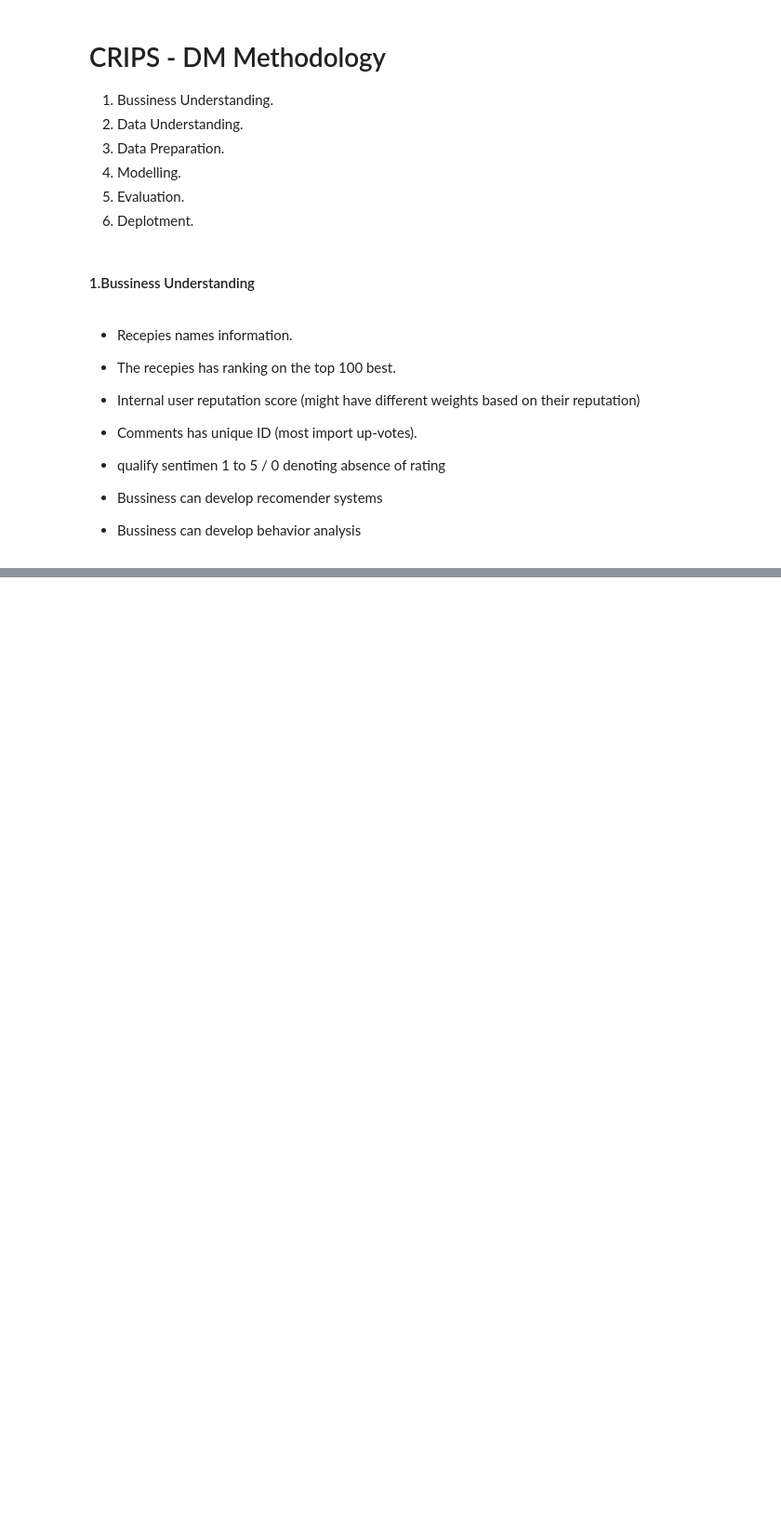
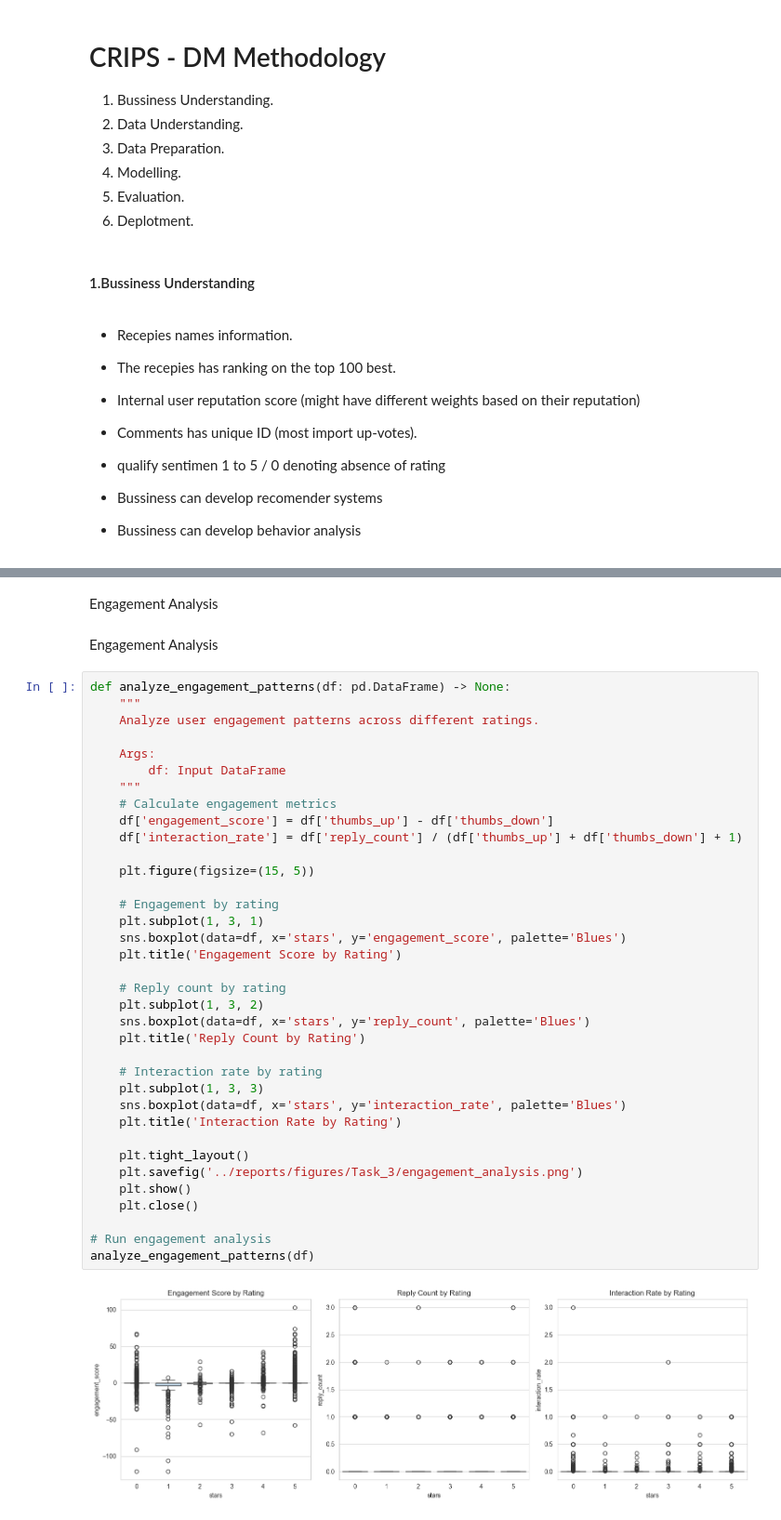
Before and after one commit to Geovannyy/Geovannyy-ML-DM-with-Python-and-Azure-ML-Studio, a Jupyter notebook: notebooks/Task_3_Sentiment_Analysis.ipynb, the cells around one changed output, grey strips where cells are left out. Shown at 93% size. Cells and saved outputs as stored; diff of their text form; blank space fills up the shorter version.

```diff
--- a/notebooks/Task_3_Sentiment_Analysis.ipynb
+++ b/notebooks/Task_3_Sentiment_Analysis.ipynb
@@ -1458,0 +159,42 @@ plt.show()
+# %% [markdown]
+Engagement Analysis
+# %% [markdown]
+Engagement Analysis
+# %%
+def analyze_engagement_patterns(df: pd.DataFrame) -> None:
+    """
+    Analyze user engagement patterns across different ratings.
+
+    Args:
+        df: Input DataFrame
+    """
+    # Calculate engagement metrics
+    df['engagement_score'] = df['thumbs_up'] - df['thumbs_down']
+    df['interaction_rate'] = df['reply_count'] / (df['thumbs_up'] + df['thumbs_down'] + 1)
+
+    plt.figure(figsize=(15, 5))
+
+    # Engagement by rating
+    plt.subplot(1, 3, 1)
+    sns.boxplot(data=df, x='stars', y='engagement_score', palette='Blues')
+    plt.title('Engagement Score by Rating')
+
+    # Reply count by rating
+    plt.subplot(1, 3, 2)
+    sns.boxplot(data=df, x='stars', y='reply_count', palette='Blues')
+    plt.title('Reply Count by Rating')
+
+    # Interaction rate by rating
+    plt.subplot(1, 3, 3)
+    sns.boxplot(data=df, x='stars', y='interaction_rate', palette='Blues')
+    plt.title('Interaction Rate by Rating')
+
+    plt.tight_layout()
+    plt.savefig('../reports/figures/Task_3/engagement_analysis.png')
+    plt.show()
+    plt.close()
+
+# Run engagement analysis
+analyze_engagement_patterns(df)
+# %% [output]
+[figure, added]
```
Also changed, not shown: parts of 60 cells of this notebook, 19 other files.
